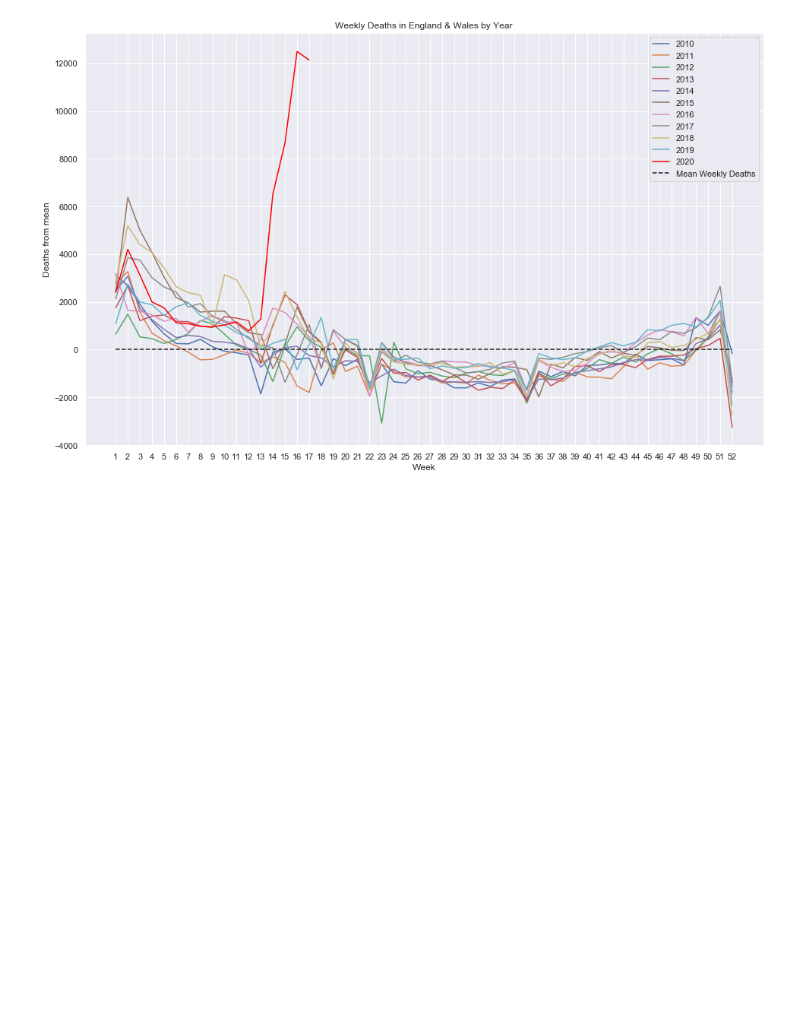
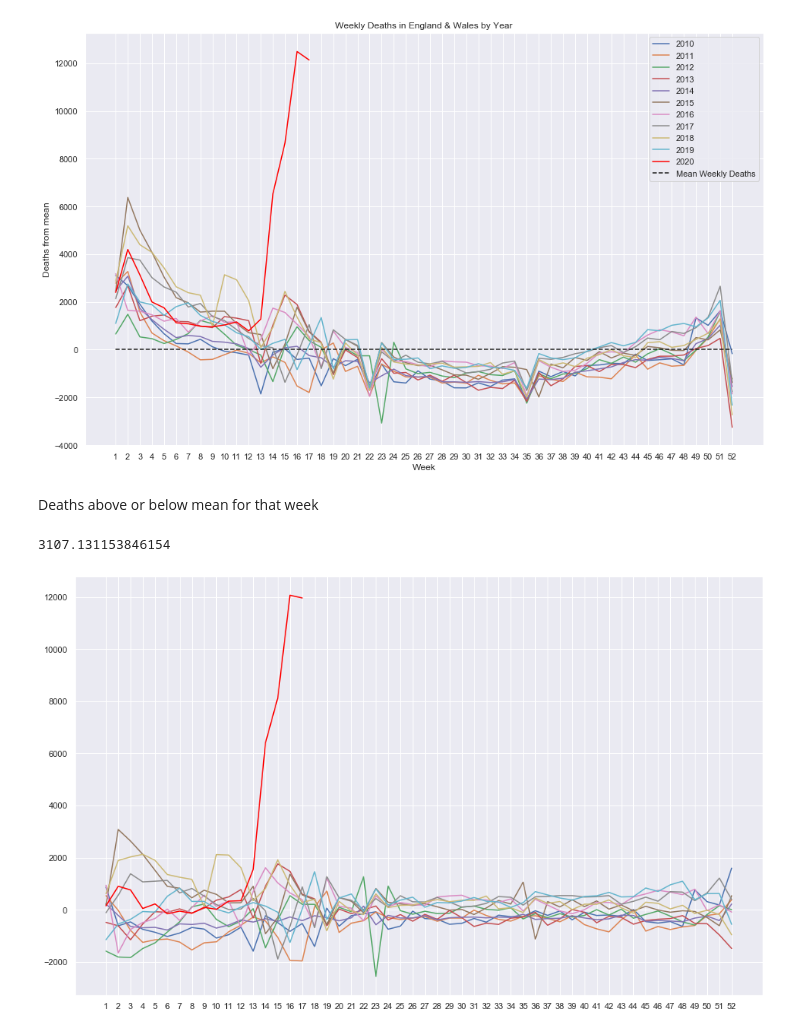
Before and after one commit to JorVLP/2020-Mortality-Analysis, a Jupyter notebook: deathsdata.ipynb, the cells around one changed output. Saved outputs shown, nothing was run; the diff lists cells and outputs as text; code cells hidden in the pictures; blank space fills up the shorter version.

Commit message:
add plot showing different from mean from that week

```diff
--- a/deathsdata.ipynb
+++ b/deathsdata.ipynb
@@ -65,3 +65,17 @@ plt.ylabel("Deaths from mean")
 plt.show()
 # %% [output]
 [figure]
+# %% [markdown]
+Deaths above or below mean for that week
+# %%
+centered_deaths_table[0,0]
+# %% [output]
+3107.131153846154
+# %%
+# means for each week (excluding 2020)
+week_means = np.mean(deaths_table[:-1], 0)
+
+week_centered_deaths = deaths_table - week_means
+plot_data(week_centered_deaths)
+# %% [output]
+[figure, added]
```
Also changed, not shown: parts of 3 cells of this notebook, 1 other file.
